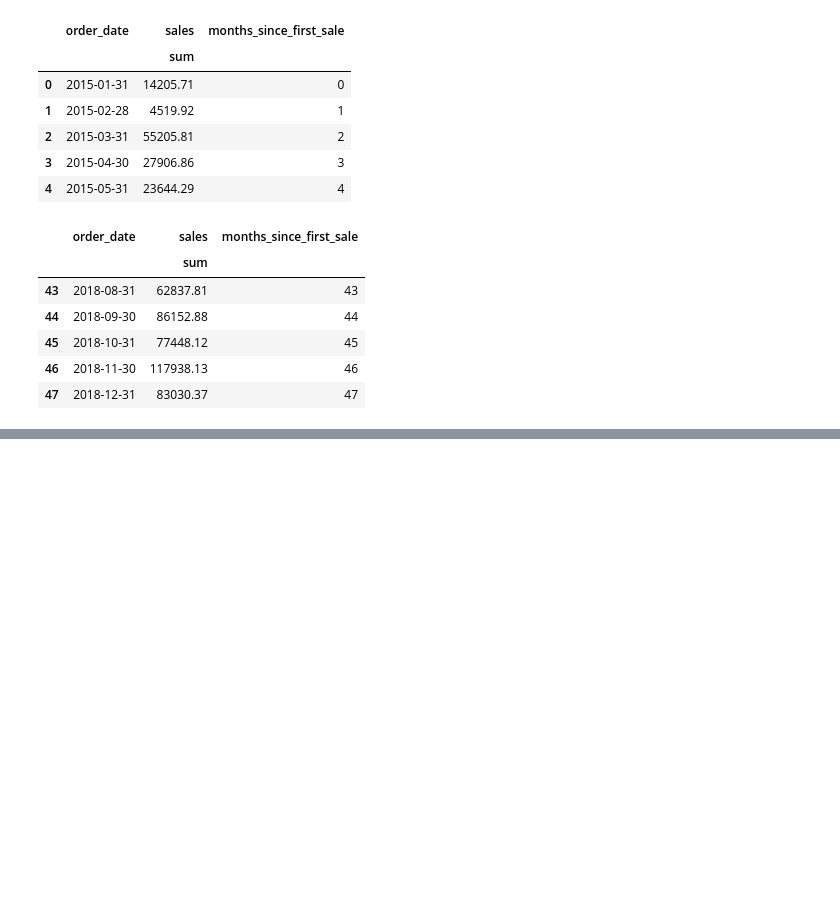
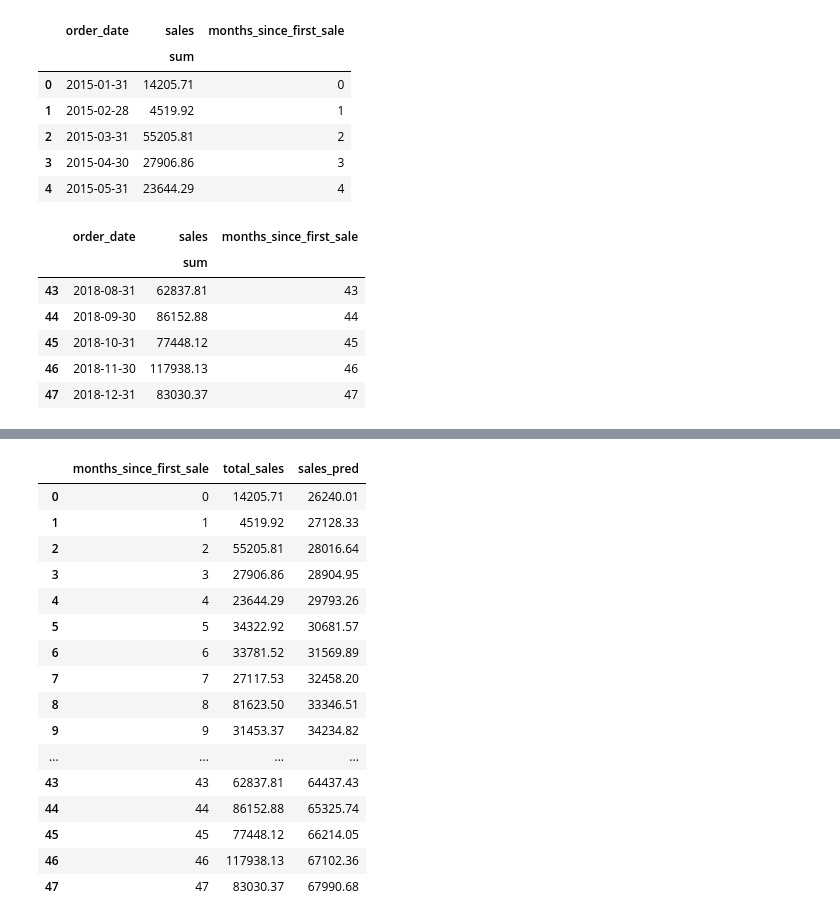
Before and after one commit to dlhaar/superstore, a Jupyter notebook: forecasting_sales.ipynb, the cells around one changed output, grey strips where cells are left out. Drawn from its saved outputs; the diff is of its cells as text; code cells hidden in the pictures; blank space fills up the shorter version.

```diff
--- a/forecasting_sales.ipynb
+++ b/forecasting_sales.ipynb
@@ -109,3 +109,5 @@ sales.sort_values(by='order_date').tail()
 | 45 | 2018-10-31 | 77448.12 | 45 |
 | 46 | 2018-11-30 | 117938.13 | 46 |
 | 47 | 2018-12-31 | 83030.37 | 47 |
+# %%
+sales.columns = ['order_date', 'total_sales', 'months_since_first_sale']
@@ -111,0 +140,20 @@ sales.sort_values(by='order_date').tail()
+# %%
+predictions
+# %% [output]
+|  | months_since_first_sale | total_sales | sales_pred |
+| 0 | 0 | 14205.71 | 26240.01 |
+| 1 | 1 | 4519.92 | 27128.33 |
+| 2 | 2 | 55205.81 | 28016.64 |
+| 3 | 3 | 27906.86 | 28904.95 |
+| 4 | 4 | 23644.29 | 29793.26 |
+| 5 | 5 | 34322.92 | 30681.57 |
+| 6 | 6 | 33781.52 | 31569.89 |
+| 7 | 7 | 27117.53 | 32458.20 |
+| 8 | 8 | 81623.50 | 33346.51 |
+| 9 | 9 | 31453.37 | 34234.82 |
+| ... | ... | ... | ... |
+| 43 | 43 | 62837.81 | 64437.43 |
+| 44 | 44 | 86152.88 | 65325.74 |
+| 45 | 45 | 77448.12 | 66214.05 |
+| 46 | 46 | 117938.13 | 67102.36 |
+| 47 | 47 | 83030.37 | 67990.68 |
```
Also changed, not shown: parts of 9 cells of this notebook.
